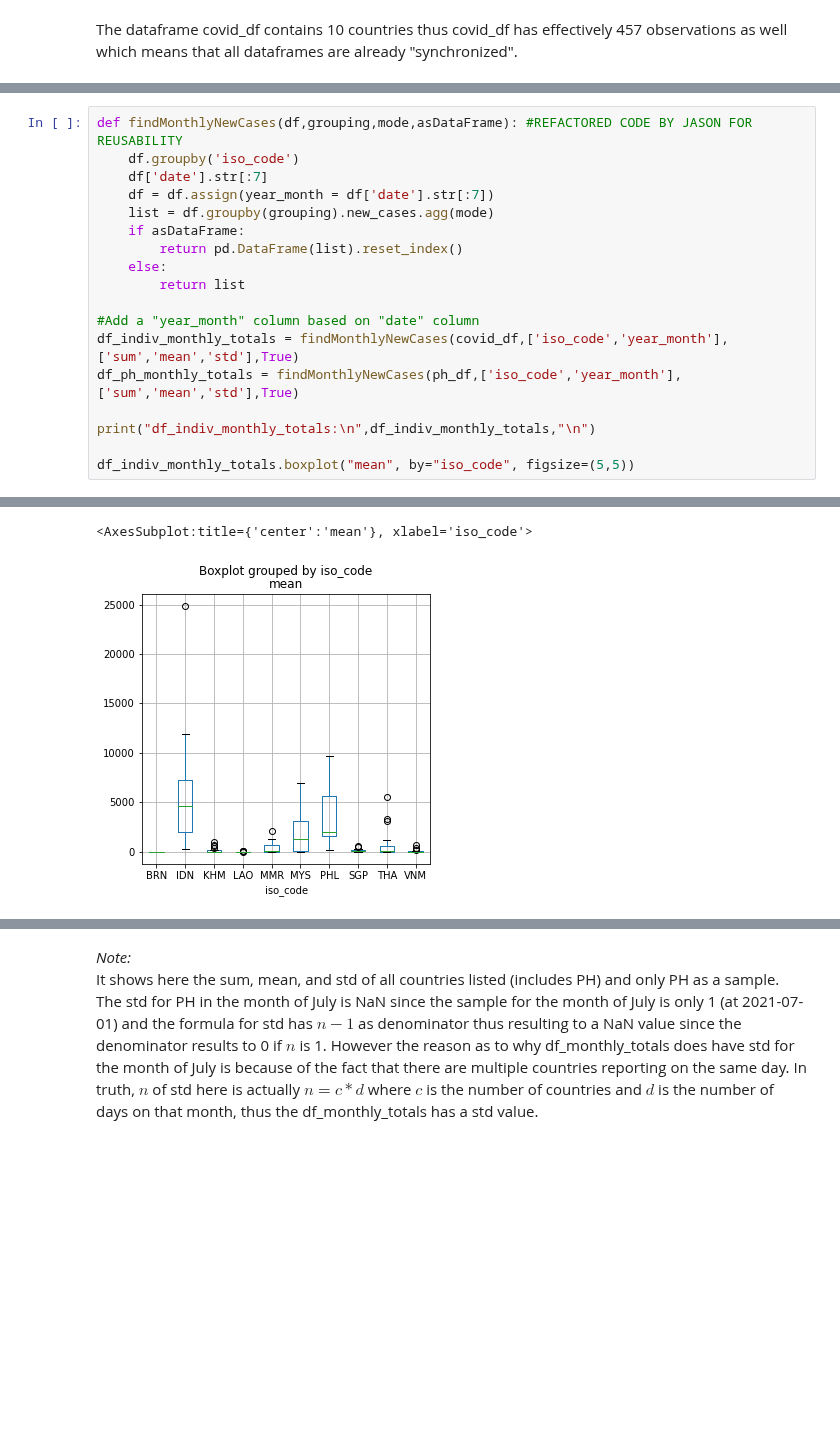
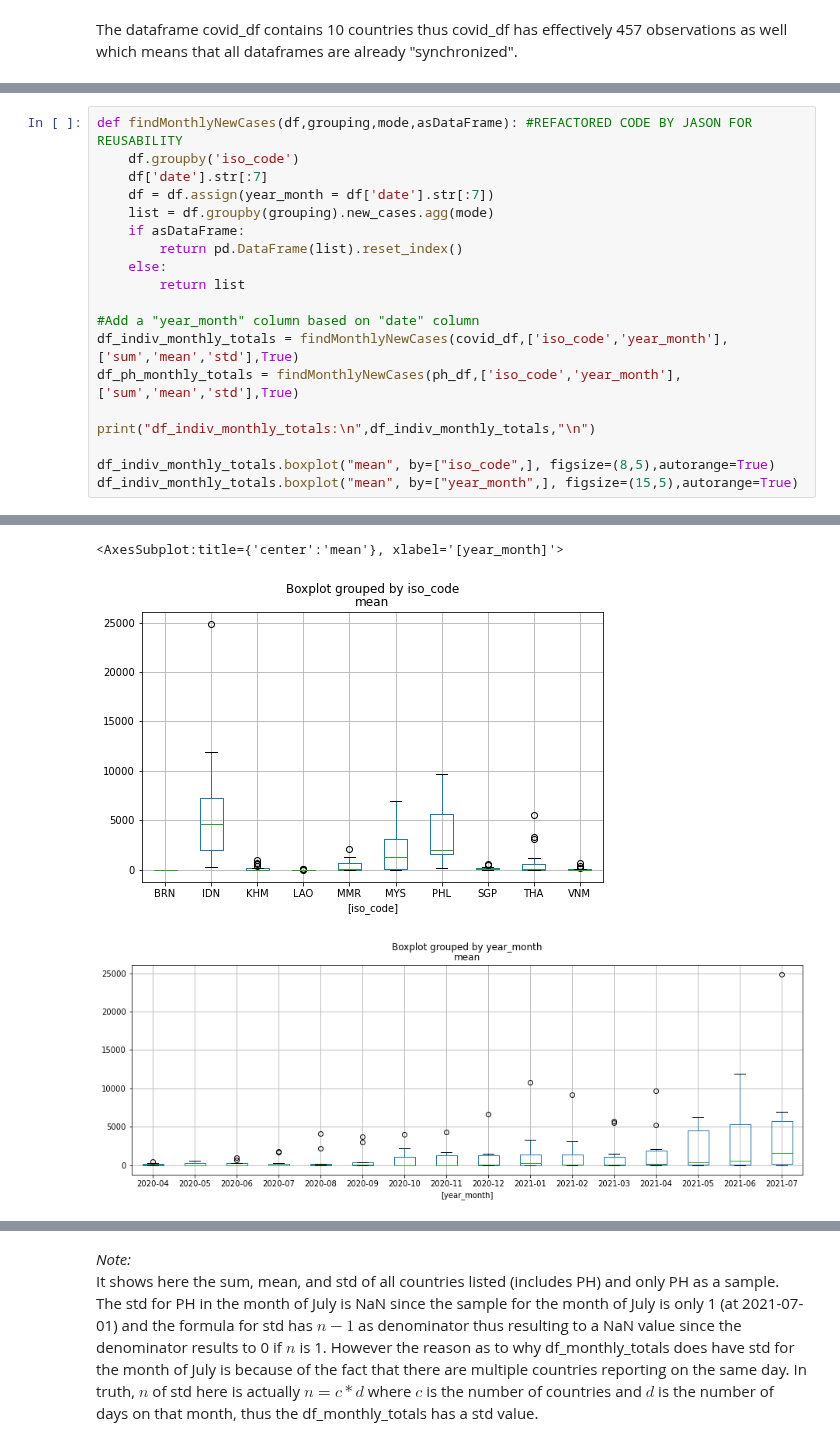
Before and after one commit to jm55/CSMODEL, a Jupyter notebook: COVID-19/COVID_Notebook.ipynb, the cells around one changed output, grey strips where cells are left out. Drawn from its saved outputs; the diff is of its cells as text; blank space fills up the shorter version.

```diff
--- a/COVID-19/COVID_Notebook.ipynb
+++ b/COVID-19/COVID_Notebook.ipynb
@@ -380,34 +317,36 @@ def findMonthlyNewCases(df,grouping,mode,asDataFrame): #REFACTORED CODE BY JASON
     df['date'].str[:7]
     df = df.assign(year_month = df['date'].str[:7])
     list = df.groupby(grouping).new_cases.agg(mode)
     if asDataFrame:
         return pd.DataFrame(list).reset_index()
     else:
         return list
 
 #Add a "year_month" column based on "date" column
 df_indiv_monthly_totals = findMonthlyNewCases(covid_df,['iso_code','year_month'],['sum','mean','std'],True)
 df_ph_monthly_totals = findMonthlyNewCases(ph_df,['iso_code','year_month'],['sum','mean','std'],True)
 
 print("df_indiv_monthly_totals:\n",df_indiv_monthly_totals,"\n")
 
-df_indiv_monthly_totals.boxplot("mean", by="iso_code", figsize=(5,5))
+df_indiv_monthly_totals.boxplot("mean", by=["iso_code",], figsize=(8,5),autorange=True)
+df_indiv_monthly_totals.boxplot("mean", by=["year_month",], figsize=(15,5),autorange=True)
 # %% [output]
 df_indiv_monthly_totals:
      iso_code year_month     sum        mean         std
 0        BRN    2020-04     9.0    0.300000    0.595963
 1        BRN    2020-05     3.0    0.096774    0.396219
 2        BRN    2020-06     0.0    0.000000    0.000000
 3        BRN    2020-07     0.0    0.000000    0.000000
 4        BRN    2020-08     3.0    0.096774    0.300537
 ..       ...        ...     ...         ...         ...
 155      VNM    2021-03   155.0    5.000000    5.709641
 156      VNM    2021-04   325.0   10.833333    8.271610
 157      VNM    2021-05  4504.0  145.290323  128.280212
 158      VNM    2021-06  9620.0  320.666667  132.494199
 159      VNM    2021-07   675.0  675.000000         NaN
 
 [160 rows x 5 columns]
-<AxesSubplot:title={'center':'mean'}, xlabel='iso_code'>
+<AxesSubplot:title={'center':'mean'}, xlabel='[year_month]'>
-[figure, old version]
+[figure, new version]
+[figure, added]
 # %% [markdown]
```
Also changed, not shown: parts of 12 cells of this notebook.
